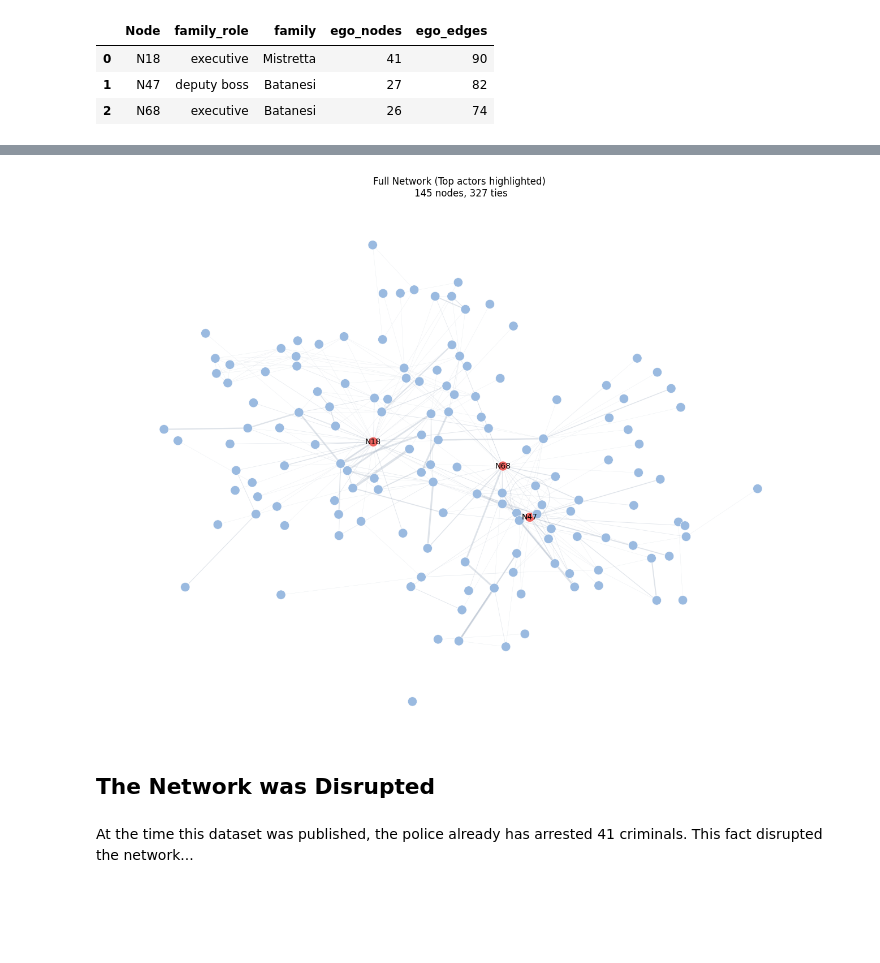
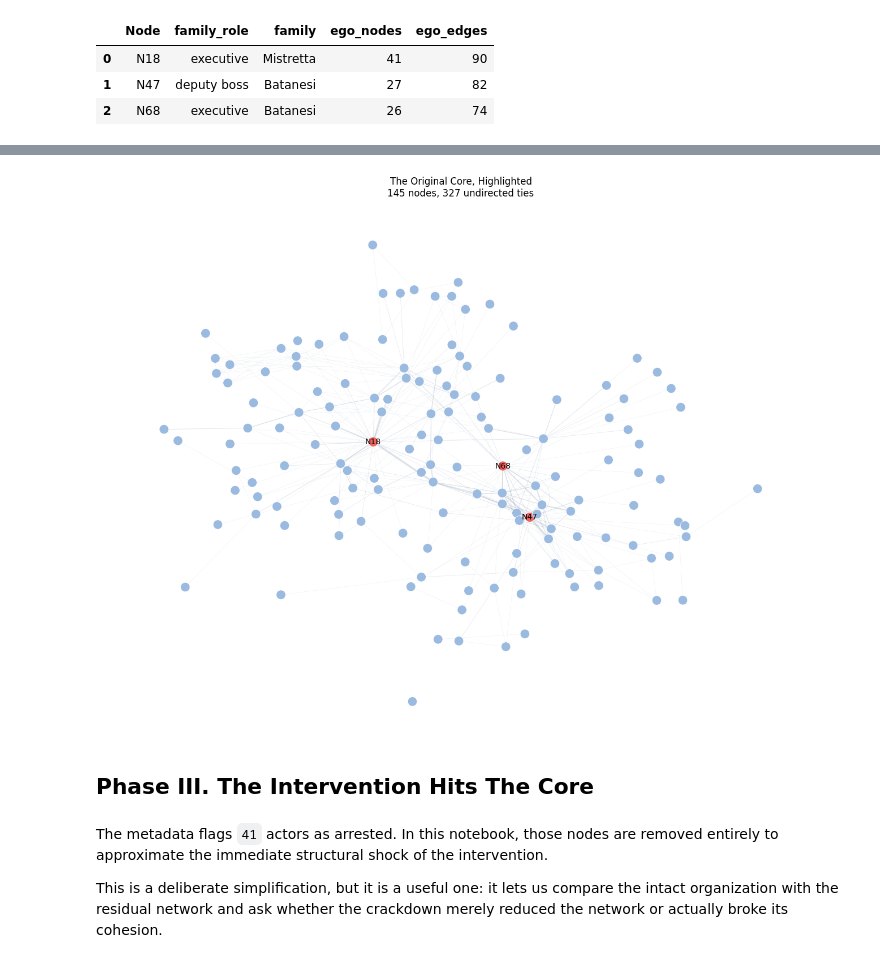
Before and after one commit to ignaciovadillos/The-Sicilian-Mafia---Network-Analysis, a Jupyter notebook: src/full_network_analysis.ipynb, the cells around one changed output, grey strips where cells are left out. Drawn from its saved outputs; the diff is of its cells as text; code cells hidden in the pictures; blank space fills up the shorter version.

```diff
--- a/src/full_network_analysis.ipynb
+++ b/src/full_network_analysis.ipynb
@@ -250,7 +249,8 @@ calls_edges = prepare_calls_edges(calls_raw)
 meeting_edges = prepare_meeting_edges(meetings_raw)
 combined_edges = combine_edge_tables(calls_edges, meeting_edges)
 
-full_visual_graph = build_graph(combined_edges, roles)
+full_graph = build_graph(combined_edges, roles)
+full_visual_graph = full_graph.to_undirected()
 
 combined_edges.head()
 # %% [output]
@@ -326,8 +326,6 @@ edge_widths = [
     for u, v in full_visual_graph.edges()
 ]
 # %%
-full_visual_graph = full_visual_graph.to_undirected()
-
 n = full_visual_graph.number_of_nodes()
 
 full_network_position = nx.spring_layout(
@@ -355,9 +353,11 @@ nx.draw_networkx_nodes(
     linewidths=0.5,
 )
 
-plt.title(f"Full Network ({full_visual_graph.number_of_nodes()} nodes, {full_visual_graph.number_of_edges()} undirected ties)")
+plt.title(
+    f"The Organization Before Intervention\n{full_visual_graph.number_of_nodes()} nodes, {full_visual_graph.number_of_edges()} undirected ties"
+)
 plt.axis("off")
 plt.tight_layout()
-plt.savefig('../reports/figures/initial_network.png')
+plt.savefig(FIGURES_DIR / 'initial_network.png')
 plt.show()
 # %% [output]
@@ -460,33 +460,4 @@ plt.show()
 # %%
-# Their role in the network
-
-node_colors = [
-    "#ee6460" if node in top3_nodes else "#9abae0"
-    for node in full_visual_graph.nodes()
-]
-
-node_sizes = [
-    300 if node in top3_nodes else 140
-    for node in full_visual_graph.nodes()
-]
-
-labels = {
-    node: node if node in top3_nodes else ""
-    for node in full_visual_graph.nodes()
-}
-
-full_visual_graph = full_visual_graph.to_undirected()
-
-n = full_visual_graph.number_of_nodes()
-
-full_network_position = nx.spring_layout(
-    full_visual_graph,
-    seed=42,
-    weight="weight",
-    k=20 / np.sqrt(n),
-    iterations=300
-)
-
 node_colors = [
     "#ee6460" if node in top3_nodes else "#9abae0"
     for node in full_visual_graph.nodes()
@@ -501,6 +472,15 @@ labels = {
     node: node if node in top3_nodes else ""
     for node in full_visual_graph.nodes()
 }
+
+n = full_visual_graph.number_of_nodes()
+full_network_position = nx.spring_layout(
+    full_visual_graph,
+    seed=42,
+    weight="weight",
+    k=20 / np.sqrt(n),
+    iterations=300
+)
 
 plt.figure(figsize=(13, 10))
 
@@ -509,42 +489,42 @@ nx.draw_networkx_edges(
     pos=full_network_position,
     edge_color="#94a3b8",
     alpha=0.30,
     width=edge_widths,
 )
 
 nx.draw_networkx_nodes(
     full_visual_graph,
     pos=full_network_position,
     node_color=node_colors,
     node_size=node_sizes,
     edgecolors="white",
     linewidths=0.5,
 )
 
 nx.draw_networkx_labels(
     full_visual_graph,
     pos=full_network_position,
     labels=labels,
     font_size=10,
     font_color="black"
 )
 
 plt.title(
-    f"Full Network (Top actors highlighted) \n"
-    f"{full_visual_graph.number_of_nodes()} nodes, {full_visual_graph.number_of_edges()} ties"
+    f"The Original Core, Highlighted\n{full_visual_graph.number_of_nodes()} nodes, {full_visual_graph.number_of_edges()} undirected ties"
 )
 
 plt.axis("off")
 plt.tight_layout()
-plt.savefig('../reports/figures/top3_highlighted.png')
+plt.savefig(FIGURES_DIR / 'top3_highlighted.png')
 plt.show()
 # %% [output]
-[figure, old version]
+[figure, new version]
 # %% [markdown]
-
-## The Network was Disrupted
+## Phase III. The Intervention Hits The Core
 # %% [markdown]
-At the time this dataset was published, the police already has arrested 41 criminals. This fact disrupted the network...
+The metadata flags `41` actors as arrested. In this notebook, those nodes are removed entirely to approximate the immediate structural shock of the intervention.
+
+This is a deliberate simplification, but it is a useful one: it lets us compare the intact organization with the residual network and ask whether the crackdown merely reduced the network or actually broke its cohesion.
 # %%
 arrested_nodes = roles.loc[roles['arrested'] == 1, 'Node'].tolist()
 
```
Also changed, not shown: parts of 30 cells of this notebook, 16 other files.
